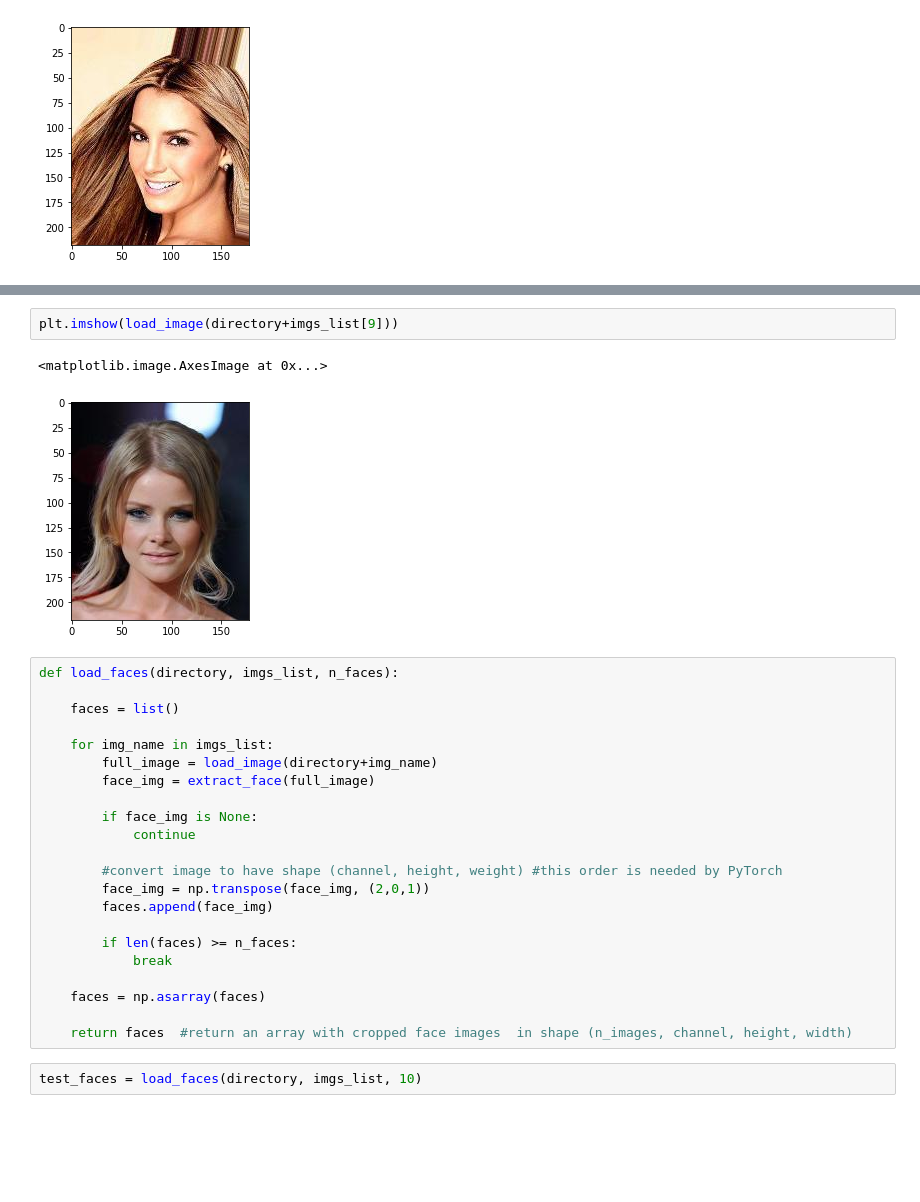
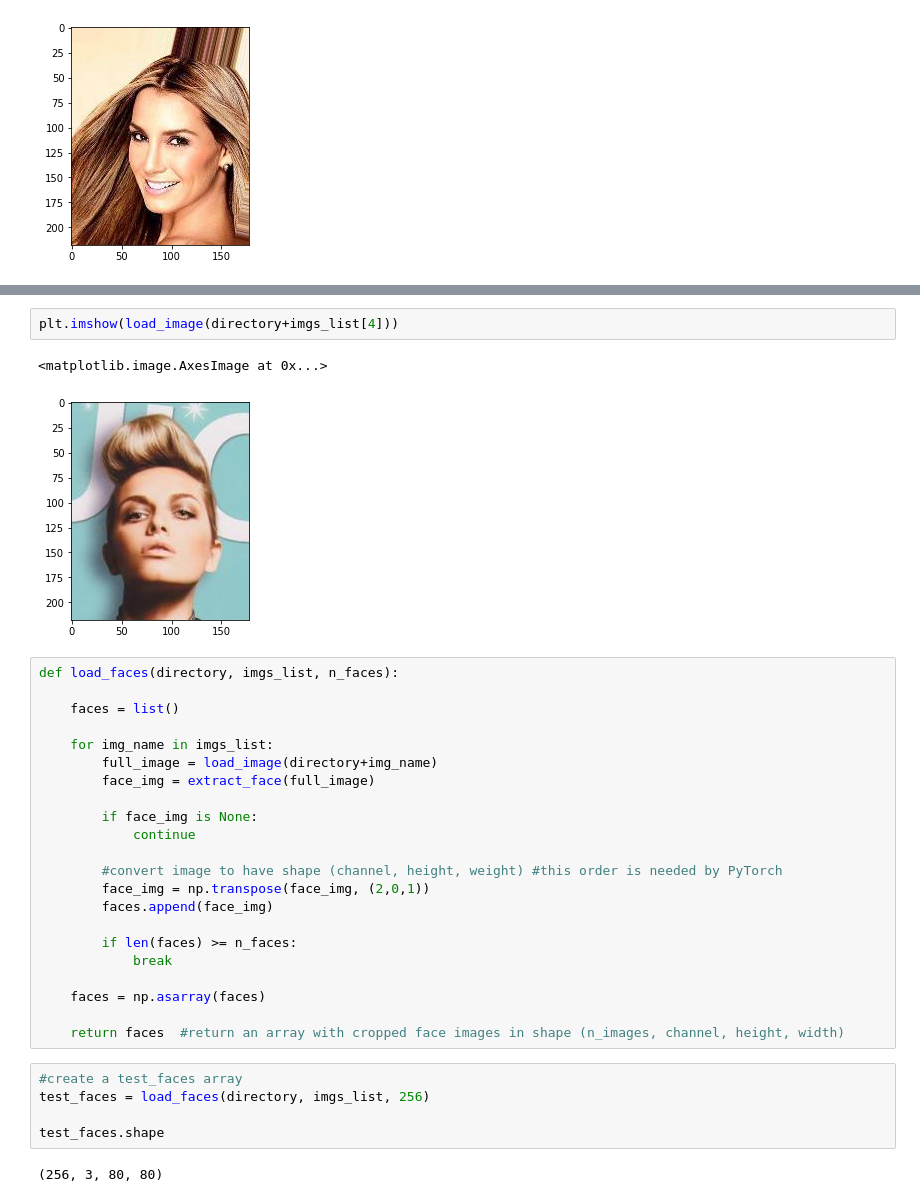
Before and after one commit to ChirathPansilu/1-D-GAN-From-Scratch, a Jupyter notebook: GANs/CelebA DCGAN/CelebA DCGAN 2.0.ipynb, the cells around one changed output, grey strips where cells are left out. Drawn from its saved outputs; the diff is of its cells as text; blank space fills up the shorter version.

```diff
--- a/GANs/CelebA DCGAN/CelebA DCGAN 2.0.ipynb
+++ b/GANs/CelebA DCGAN/CelebA DCGAN 2.0.ipynb
@@ -73,10 +74,10 @@ extract_face(load_image(directory+imgs_list[9])).shape
 # %% [output]
 (80, 80, 3)
 # %%
-plt.imshow(load_image(directory+imgs_list[9]))
+plt.imshow(load_image(directory+imgs_list[4]))
 # %% [output]
 <matplotlib.image.AxesImage at 0x...>
-[figure, old version]
+[figure, new version]
 # %%
 def load_faces(directory, imgs_list, n_faces):
 
@@ -98,6 +99,11 @@ def load_faces(directory, imgs_list, n_faces):
 
     faces = np.asarray(faces)
 
-    return faces  #return an array with cropped face images  in shape (n_images, channel, height, width)
+    return faces  #return an array with cropped face images in shape (n_images, channel, height, width)
-# %%
-test_faces = load_faces(directory, imgs_list, 10)
+# %%
+#create a test_faces array
+test_faces = load_faces(directory, imgs_list, 256)
+
+test_faces.shape
+# %% [output]
+(256, 3, 80, 80)
```
Also changed, not shown: parts of 23 cells of this notebook.
